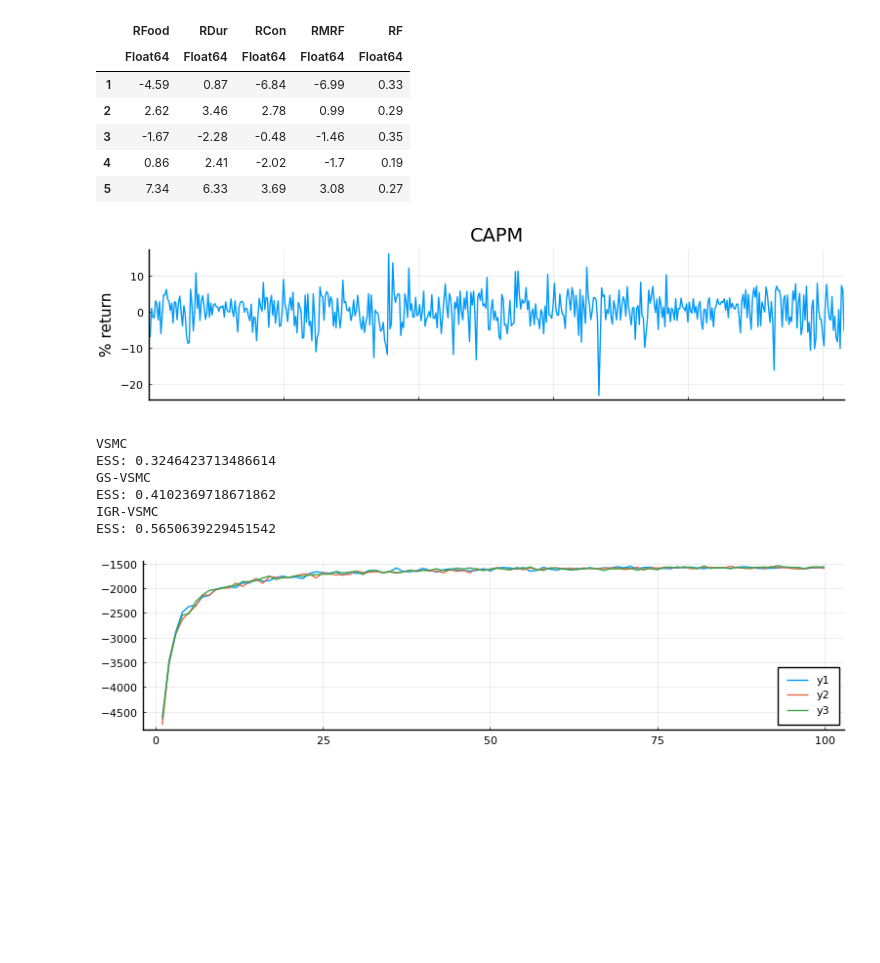
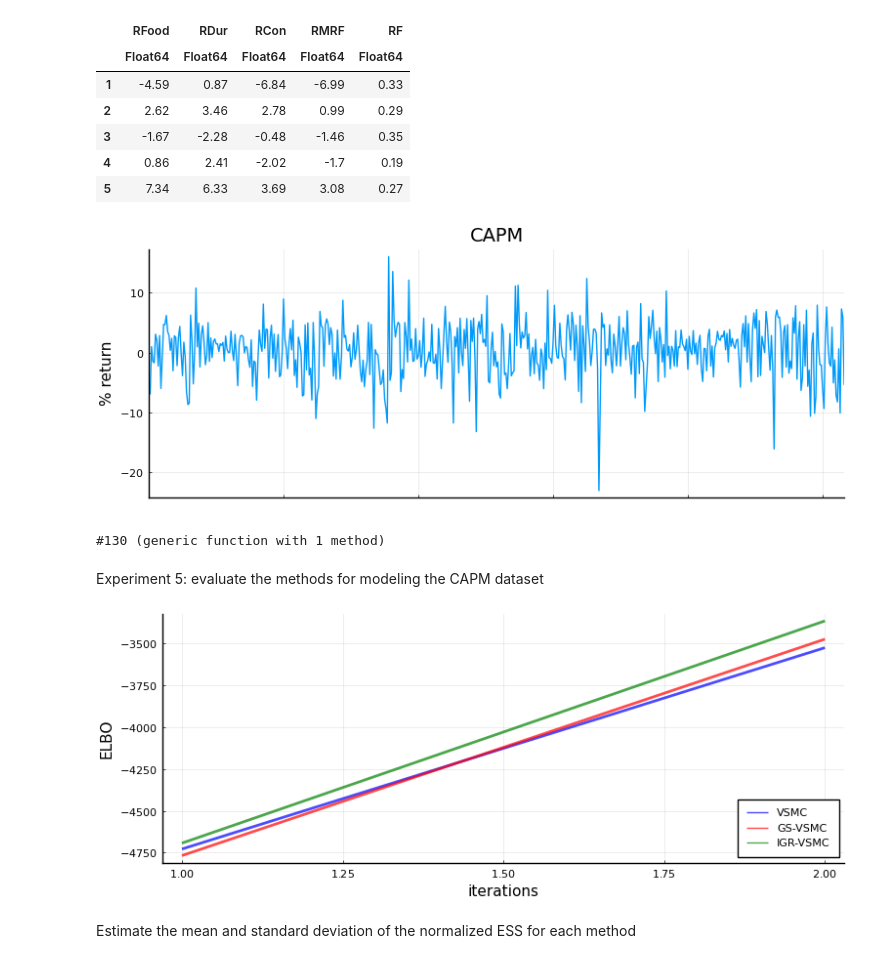
Before and after one commit to chiukenny/STAT520B-finalproject, a Jupyter notebook: code/project_code.ipynb, the cells around one changed output. Drawn from its saved outputs; the diff is of its cells as text; code cells hidden in the pictures; blank space fills up the shorter version.

```diff
--- a/code/project_code.ipynb
+++ b/code/project_code.ipynb
@@ -1161,54 +1258,61 @@ first(Capm,5)
 | 4 | 0.86 | 2.41 | -2.02 | -1.7 | 0.19 |
 | 5 | 7.34 | 6.33 | 3.69 | 3.08 | 0.27 |
 # %%
+# Extract the RMRF column
 T = nrow(Capm)
+y_true = Capm."RMRF"
 
+# Plot the data
+pyplot(size=(770,300))
 xticks = (0:100:500,["","","","","",""])
 yticks = (-20:10:10,["","","",""])
-pcapm = plot(1:T, Capm."RMRF", title="CAPM", ylab="% return", legend=nothing, xlims=(0,T), xticks=xticks)
+pcapm = plot(1:T, y_true, title="CAPM", ylab="% return", legend=nothing, xlims=(0,T), xticks=xticks)
 # %% [output]
-[figure, old version]
+[figure, new version]
 # %%
+# Initialize SMC object
 dimX = 1
 dimY = 1
 N = 8
-
-y_true = Capm."RMRF"
-
 capm_smc = SMC(dimX, dimY, T, N, CAPM_sim_prop, CAPM_log_weights, CAPM_log_prop)
 
+# Initialize the model and proposal parameters
 model_params = CAPM_init_model_params()
 λ = 1.
 combined_params = [model_params...; λ]
 
-iters = 100
+# Create closures of objective and gradient function
+CAPM_obj_vsmc = p -> CAPM_obj(p, y_true, capm_smc, method=VSMC)
+CAPM_obj_gs = p -> CAPM_obj(p, y_true, capm_smc, method=GS_VSMC)
+CAPM_obj_igr = p -> CAPM_obj(p, y_true, capm_smc, method=IGR_VSMC)
 
-CAPM_obj_vsmc = p -> CAPM_obj(p,y_true,capm_smc,method=VSMC)
-CAPM_obj_gs = p -> CAPM_obj(p,y_true,capm_smc,method=GS_VSMC)
-CAPM_obj_igr = p -> CAPM_obj(p,y_true,capm_smc,method=IGR_VSMC)
-
-∇CAPM_obj_vsmc = p -> ∇CAPM_obj(p,y_true,capm_smc,method=VSMC)
-∇CAPM_obj_gs = p -> ∇CAPM_obj(p,y_true,capm_smc,method=GS_VSMC)
-∇CAPM_obj_igr = p -> ∇CAPM_obj(p,y_true,capm_smc,method=IGR_VSMC)
-
-params_vsmc, elbo_vsmc = gradient_descent(CAPM_obj_vsmc, ∇CAPM_obj_vsmc, combined_params; iters=iters, step="rho")
-params_gs, elbo_gs = gradient_descent(CAPM_obj_gs, ∇CAPM_obj_gs, combined_params; iters=iters, step="rho")
-params_igr, elbo_igr = gradient_descent(CAPM_obj_igr, ∇CAPM_obj_igr, combined_params; iters=iters, step="rho")
-
-final_params_vsmc = params_vsmc[iters,:]
-final_params_gs = params_gs[iters,:]
-final_params_igr = params_igr[iters,:]
-
-pelbocapm = plot(1:iters, elbo_vsmc, label=VSMC, ylab="ELBO", xlab="iterations", legend=:bottomright,
-    linecolor=VSMC_col, linewidth=LW, lineopacity=LO)
-plot!(1:iters, elbo_gs, label=GS_VSMC, linecolor=GS_VSMC_col, linewidth=LW, lineopacity=LO)
-plot!(1:iters, elbo_igr, label=IGR_VSMC, linecolor=IGR_VSMC_col, linewidth=LW, lineopacity=LO)
+∇CAPM_obj_vsmc = p -> ∇CAPM_obj(p, y_true, capm_smc, method=VSMC)
+∇CAPM_obj_gs = p -> ∇CAPM_obj(p, y_true, capm_smc, method=GS_VSMC)
+∇CAPM_obj_igr = p -> ∇CAPM_obj(p, y_true, capm_smc, method=IGR_VSMC)
 # %% [output]
-VSMC
-ESS: 0.3246423713486614
-GS-VSMC
-ESS: 0.4102369718671862
-IGR-VSMC
-ESS: 0.5650639229451542
+#130 (generic function with 1 method)
-[figure, removed]
+# %% [markdown]
+Experiment 5: evaluate the methods for modeling the CAPM dataset
+# %%
+iters = 2 # Number of GD iterations to run
+
+# Learn the model and proposal parameters through variational expectation-maximization
+params_vsmc, elbo_vsmc = gradient_descent(CAPM_obj_vsmc, ∇CAPM_obj_vsmc, combined_params; iters=iters)
+params_gs, elbo_gs = gradient_descent(CAPM_obj_gs, ∇CAPM_obj_gs, combined_params; iters=iters)
+params_igr, elbo_igr = gradient_descent(CAPM_obj_igr, ∇CAPM_obj_igr, combined_params; iters=iters)
+
+# Collect the learned parameters
+final_params_vsmc = params_vsmc[iters,:]
+final_params_gs = params_gs[iters,:]
+final_params_igr = params_igr[iters,:]
+
+# Plot the ELBO
+pelbocapm = plot(1:iters, elbo_vsmc, label=VSMC, legend=:bottomright,
+    ylab="ELBO", xlab="iterations", linecolor=VSMC_col; LW_LO_FA...)
+plot!(1:iters, elbo_gs, label=GS_VSMC, linecolor=GS_VSMC_col; LW_LO_FA...)
+plot!(1:iters, elbo_igr, label=IGR_VSMC, linecolor=IGR_VSMC_col; LW_LO_FA...)
+# %% [output]
+[figure, added]
+# %% [markdown]
+Estimate the mean and standard deviation of the normalized ESS for each method
 # %%
```
Also changed, not shown: parts of 36 cells of this notebook.
